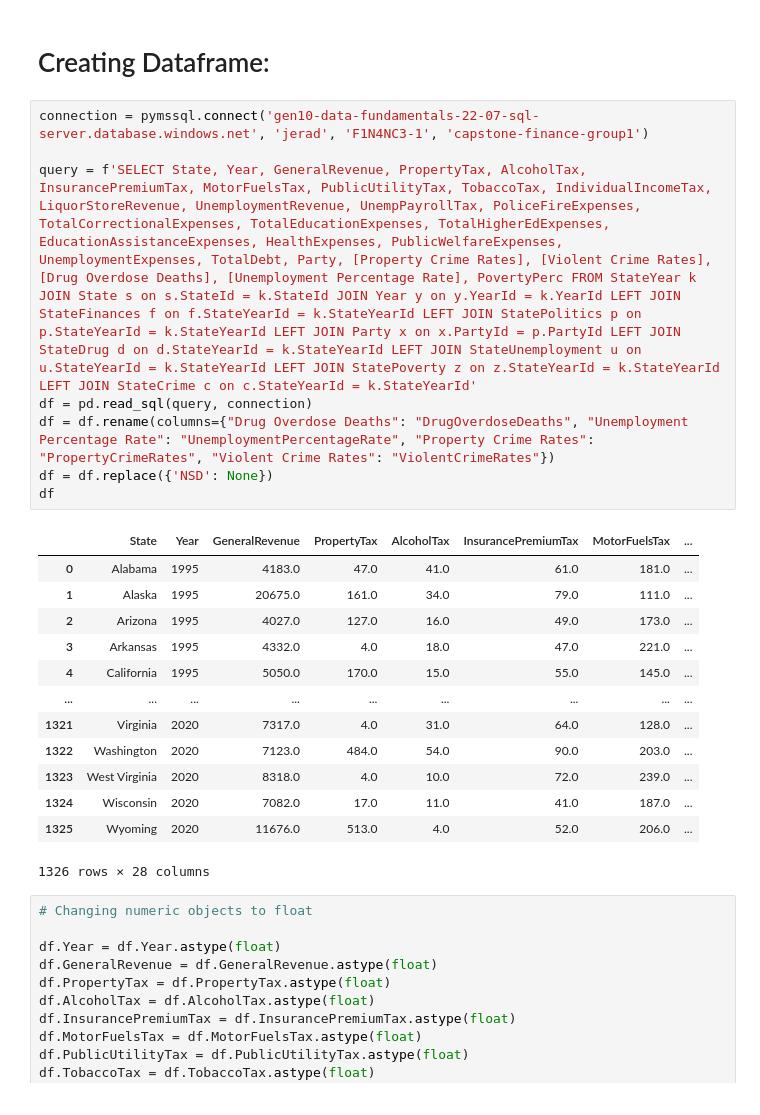
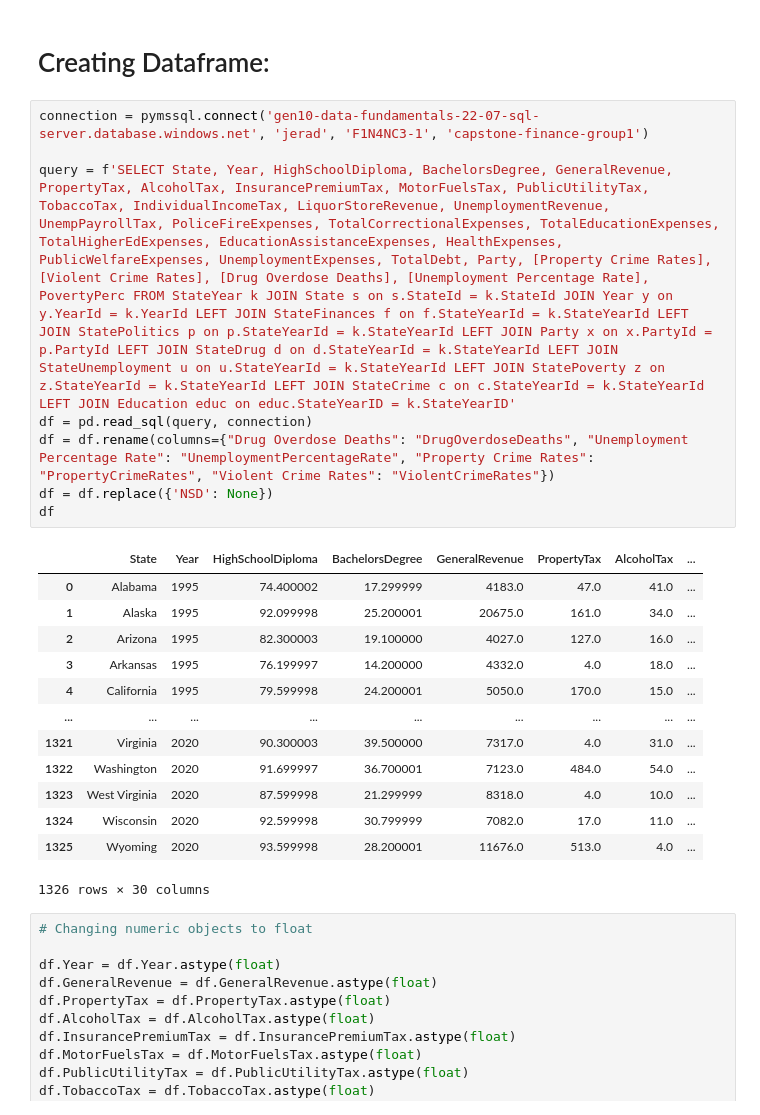
Before and after one commit to bethvanderhoek/finance-capstone, a Jupyter notebook: code/LassoMLModel.ipynb, the cells around one changed output. Cells and saved outputs as stored; diff of their text form.

```diff
--- a/code/LassoMLModel.ipynb
+++ b/code/LassoMLModel.ipynb
@@ -14,25 +14,25 @@ from sklearn import linear_model
 # %%
 connection = pymssql.connect('gen10-data-fundamentals-22-07-sql-server.database.windows.net', 'jerad', 'F1N4NC3-1', 'capstone-finance-group1')
 
-query = f'SELECT State, Year, GeneralRevenue, PropertyTax, AlcoholTax, InsurancePremiumTax, MotorFuelsTax, PublicUtilityTax, TobaccoTax, IndividualIncomeTax, LiquorStoreRevenue, UnemploymentRevenue, UnempPayrollTax, PoliceFireExpenses, TotalCorrectionalExpenses, TotalEducationExpenses, TotalHigherEdExpenses, EducationAssistanceExpenses, HealthExpenses, PublicWelfareExpenses, UnemploymentExpenses, TotalDebt, Party, [Property Crime Rates], [Violent Crime Rates], [Drug Overdose Deaths], [Unemployment Percentage Rate], PovertyPerc FROM StateYear k JOIN State s on s.StateId = k.StateId JOIN Year y on y.YearId = k.YearId LEFT JOIN StateFinances f on f.StateYearId = k.StateYearId LEFT JOIN StatePolitics p on p.StateYearId = k.StateYearId LEFT JOIN Party x on x.PartyId = p.PartyId LEFT JOIN StateDrug d on d.StateYearId = k.StateYearId LEFT JOIN StateUnemployment u on u.StateYearId = k.StateYearId LEFT JOIN StatePoverty z on z.StateYearId = k.StateYearId LEFT JOIN StateCrime c on c.StateYearId = k.StateYearId'
+query = f'SELECT State, Year, HighSchoolDiploma, BachelorsDegree, GeneralRevenue, PropertyTax, AlcoholTax, InsurancePremiumTax, MotorFuelsTax, PublicUtilityTax, TobaccoTax, IndividualIncomeTax, LiquorStoreRevenue, UnemploymentRevenue, UnempPayrollTax, PoliceFireExpenses, TotalCorrectionalExpenses, TotalEducationExpenses, TotalHigherEdExpenses, EducationAssistanceExpenses, HealthExpenses, PublicWelfareExpenses, UnemploymentExpenses, TotalDebt, Party, [Property Crime Rates], [Violent Crime Rates], [Drug Overdose Deaths], [Unemployment Percentage Rate], PovertyPerc FROM StateYear k JOIN State s on s.StateId = k.StateId JOIN Year y on y.YearId = k.YearId LEFT JOIN StateFinances f on f.StateYearId = k.StateYearId LEFT JOIN StatePolitics p on p.StateYearId = k.StateYearId LEFT JOIN Party x on x.PartyId = p.PartyId LEFT JOIN StateDrug d on d.StateYearId = k.StateYearId LEFT JOIN StateUnemployment u on u.StateYearId = k.StateYearId LEFT JOIN StatePoverty z on z.StateYearId = k.StateYearId LEFT JOIN StateCrime c on c.StateYearId = k.StateYearId LEFT JOIN Education educ on educ.StateYearID = k.StateYearID'
 df = pd.read_sql(query, connection)
 df = df.rename(columns={"Drug Overdose Deaths": "DrugOverdoseDeaths", "Unemployment Percentage Rate": "UnemploymentPercentageRate", "Property Crime Rates": "PropertyCrimeRates", "Violent Crime Rates": "ViolentCrimeRates"})
 df = df.replace({'NSD': None})
 df
 # %% [output]
-|  | State | Year | GeneralRevenue | PropertyTax | AlcoholTax | InsurancePremiumTax | MotorFuelsTax | ... |
-| 0 | Alabama | 1995 | 4183.0 | 47.0 | 41.0 | 61.0 | 181.0 | ... |
-| 1 | Alaska | 1995 | 20675.0 | 161.0 | 34.0 | 79.0 | 111.0 | ... |
-| 2 | Arizona | 1995 | 4027.0 | 127.0 | 16.0 | 49.0 | 173.0 | ... |
-| 3 | Arkansas | 1995 | 4332.0 | 4.0 | 18.0 | 47.0 | 221.0 | ... |
-| 4 | California | 1995 | 5050.0 | 170.0 | 15.0 | 55.0 | 145.0 | ... |
+|  | State | Year | HighSchoolDiploma | BachelorsDegree | GeneralRevenue | PropertyTax | AlcoholTax | ... |
+| 0 | Alabama | 1995 | 74.400002 | 17.299999 | 4183.0 | 47.0 | 41.0 | ... |
+| 1 | Alaska | 1995 | 92.099998 | 25.200001 | 20675.0 | 161.0 | 34.0 | ... |
+| 2 | Arizona | 1995 | 82.300003 | 19.100000 | 4027.0 | 127.0 | 16.0 | ... |
+| 3 | Arkansas | 1995 | 76.199997 | 14.200000 | 4332.0 | 4.0 | 18.0 | ... |
+| 4 | California | 1995 | 79.599998 | 24.200001 | 5050.0 | 170.0 | 15.0 | ... |
 | ... | ... | ... | ... | ... | ... | ... | ... | ... |
-| 1321 | Virginia | 2020 | 7317.0 | 4.0 | 31.0 | 64.0 | 128.0 | ... |
-| 1322 | Washington | 2020 | 7123.0 | 484.0 | 54.0 | 90.0 | 203.0 | ... |
-| 1323 | West Virginia | 2020 | 8318.0 | 4.0 | 10.0 | 72.0 | 239.0 | ... |
-| 1324 | Wisconsin | 2020 | 7082.0 | 17.0 | 11.0 | 41.0 | 187.0 | ... |
-| 1325 | Wyoming | 2020 | 11676.0 | 513.0 | 4.0 | 52.0 | 206.0 | ... |
+| 1321 | Virginia | 2020 | 90.300003 | 39.500000 | 7317.0 | 4.0 | 31.0 | ... |
+| 1322 | Washington | 2020 | 91.699997 | 36.700001 | 7123.0 | 484.0 | 54.0 | ... |
+| 1323 | West Virginia | 2020 | 87.599998 | 21.299999 | 8318.0 | 4.0 | 10.0 | ... |
+| 1324 | Wisconsin | 2020 | 92.599998 | 30.799999 | 7082.0 | 17.0 | 11.0 | ... |
+| 1325 | Wyoming | 2020 | 93.599998 | 28.200001 | 11676.0 | 513.0 | 4.0 | ... |
-1326 rows × 28 columns
+1326 rows × 30 columns
 # %%
 # Changing numeric objects to float
 
```
Also changed, not shown: parts of 9 cells of this notebook, 1 other file.
